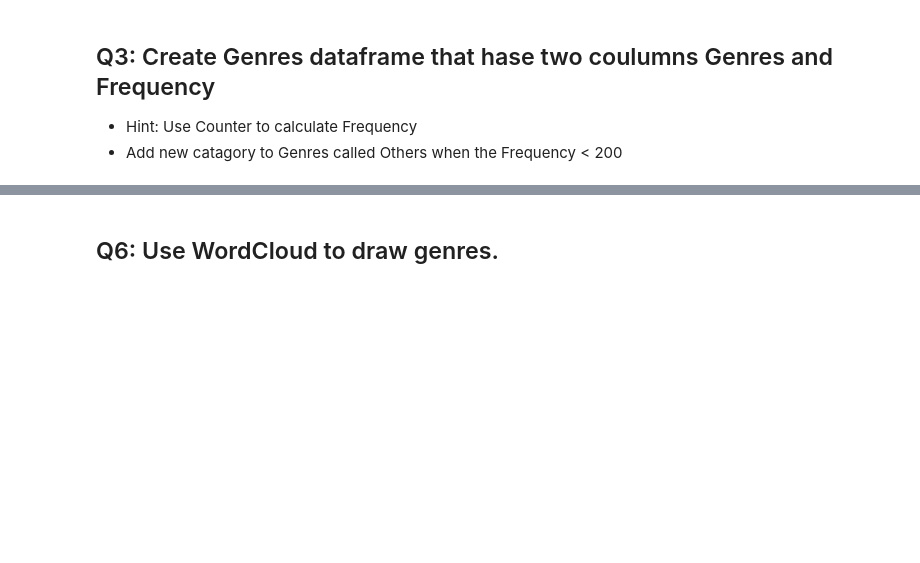
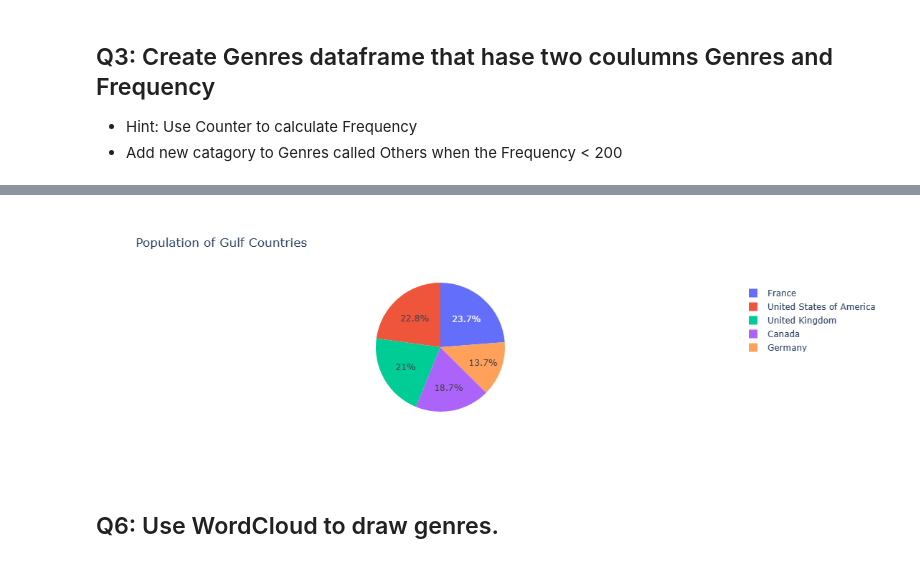
Before and after one commit to Tuwaiq-Data-Science-Bootcamp-V5/Plotly-Lab1, a Jupyter notebook: Plotly_Assignment.ipynb, the cells around one changed output, grey strips where cells are left out. Saved outputs shown, nothing was run; the diff lists cells and outputs as text; code cells hidden in the pictures; blank space fills up the shorter version.

```diff
--- a/Plotly_Assignment.ipynb
+++ b/Plotly_Assignment.ipynb
@@ -117,3 +250,9 @@ movies.head(3)
+# %%
+top =now_1.head()
+fig = px.pie(top, values=top["Frequency"], names=top.index, title='Population of Gulf Countries')
+fig.show()
+# %% [output]
+[figure, added]
 # %% [markdown]
 ## Q6: Use WordCloud to draw genres.
 # %%
```
Also changed, not shown: parts of 9 cells of this notebook, 2 other files.
